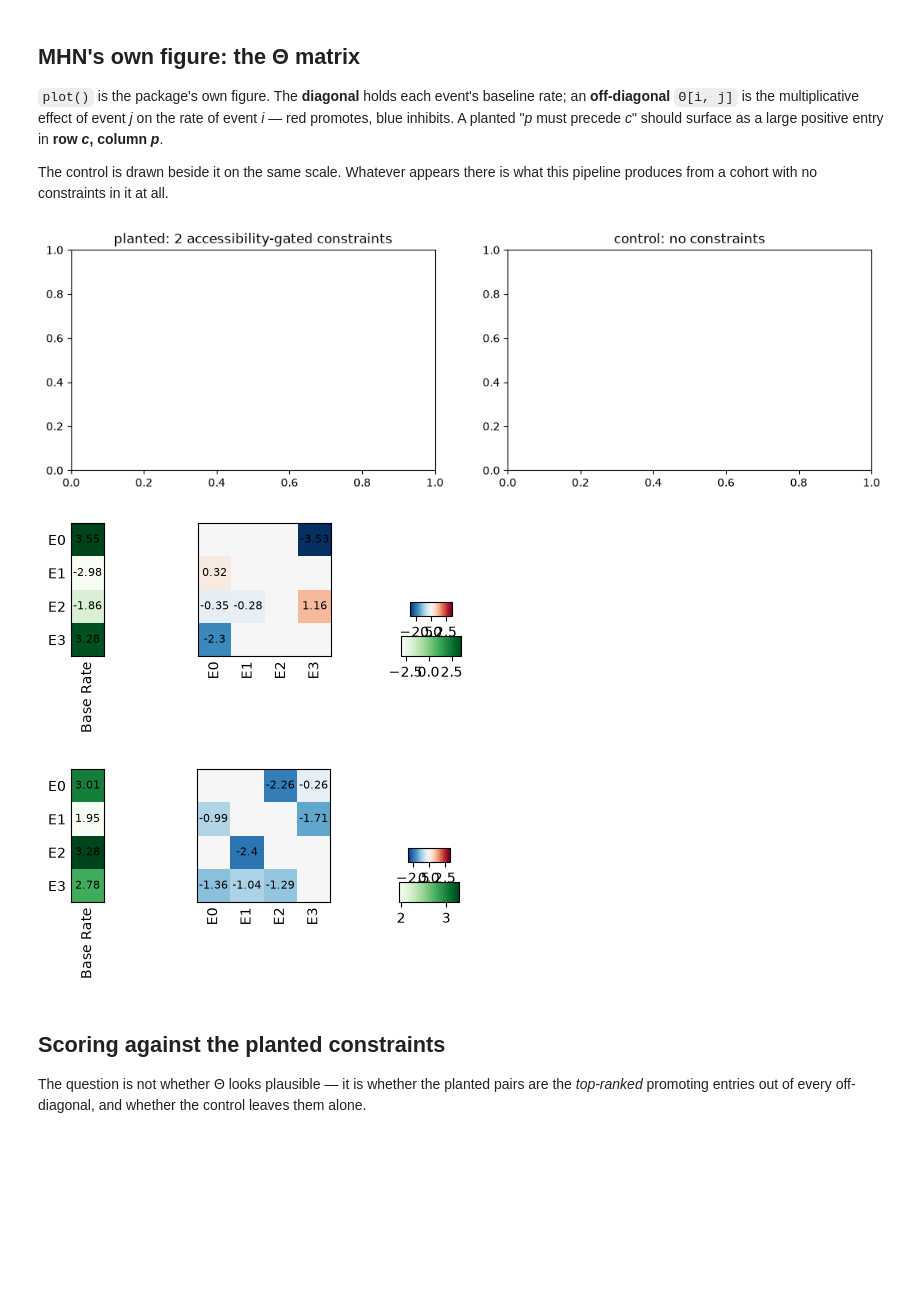
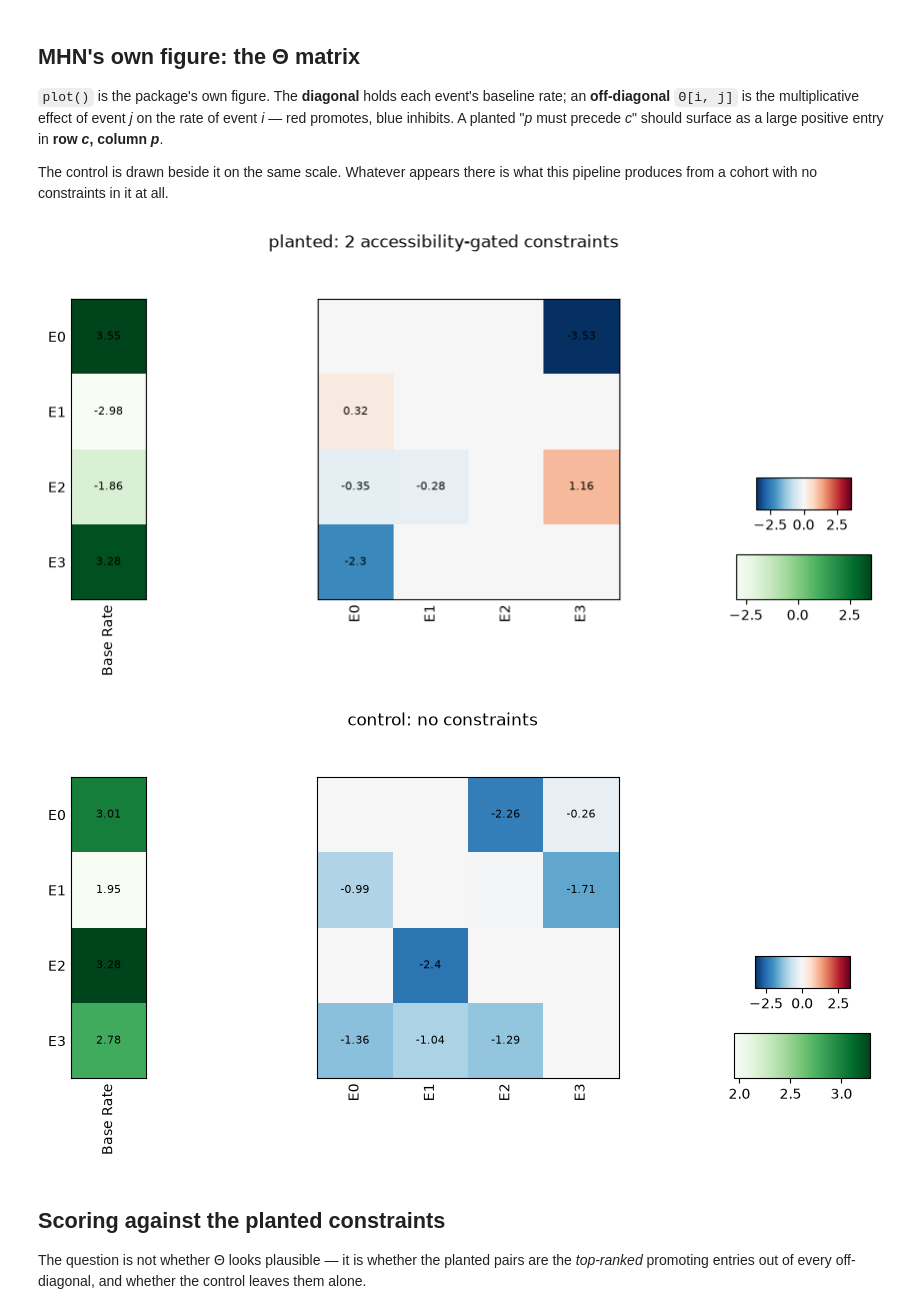
Before and after one commit to pedrofale/iscc, a Jupyter notebook: notebooks/tool_mhn_bulk.ipynb, the cells around one changed output. Cells and saved outputs as stored; diff of their text form; code cells hidden in the pictures; blank space fills up the shorter version.

```diff
--- a/notebooks/tool_mhn_bulk.ipynb
+++ b/notebooks/tool_mhn_bulk.ipynb
@@ -111,16 +111,19 @@ promotes, blue inhibits. A planted "*p* must precede *c*" should surface as a la
 The control is drawn beside it on the same scale. Whatever appears there is what this pipeline
 produces from a cohort with no constraints in it at all.
 # %%
-fig, axes = plt.subplots(1, 2, figsize=(13, 3.6))
-model.plot(ax=axes[0], annot=0.1)
-axes[0].set_title(f"planted: {len(dag)} accessibility-gated constraints")
-model_ctl.plot(ax=axes[1], annot=0.1)
-axes[1].set_title("control: no constraints")
-plt.show()
+# `plot()` lays out its own 3-panel figure (base rates, Theta, colorbars) and ignores a supplied
+# `ax` -- passing one leaves an empty extra panel behind. Let it draw, then size and title it: at
+# four events its own figsize is small enough that the two colorbars' tick labels collide.
+for m, title in ((model, f"planted: {len(dag)} accessibility-gated constraints"),
+                 (model_ctl, "control: no constraints")):
+    m.plot(annot=0.1)
+    fig = plt.gcf()
+    fig.set_size_inches(9, 4.4)
+    fig.suptitle(title, y=1.04)
+    plt.show()
 # %% [output]
-[figure, old version]
+[figure, new version]
-[figure, old version]
+[figure, new version]
-[figure, removed]
 # %% [markdown]
 ## Scoring against the planted constraints
 
```
Also changed, not shown: parts of 1 cell of this notebook.
